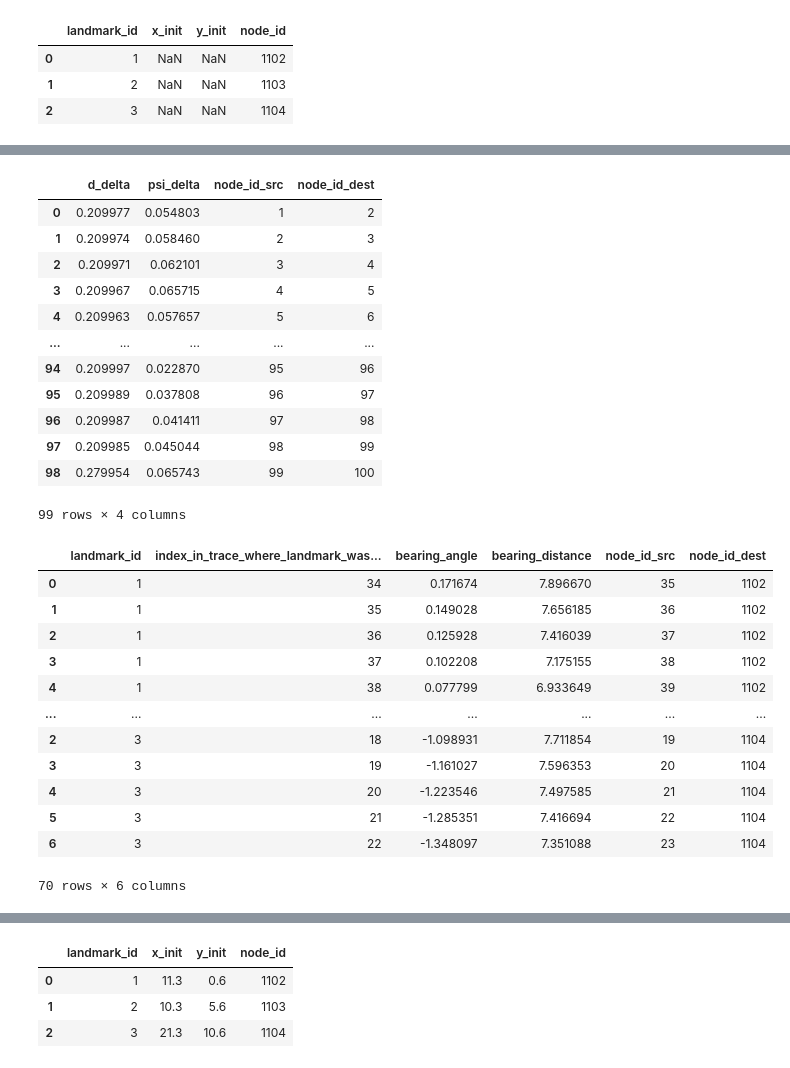
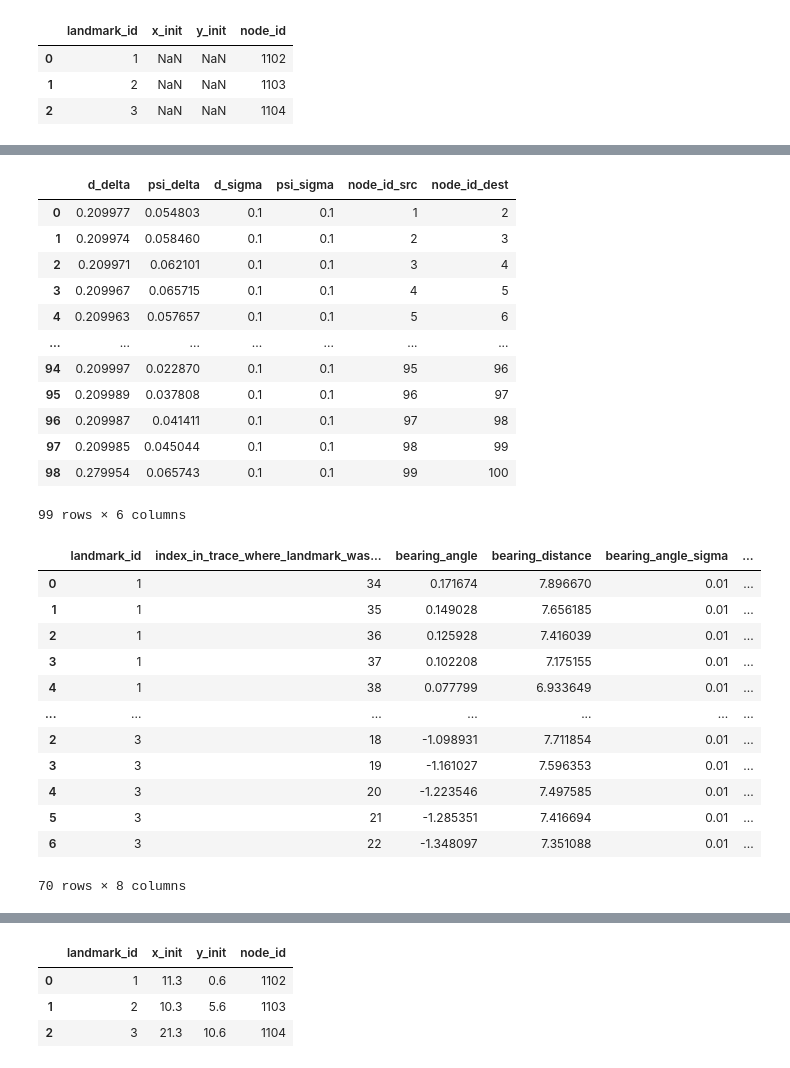
Before and after one commit to christianausb/vehicleControl, a Jupyter notebook: landmark_tracking.ipynb, the cells around one changed output, grey strips where cells are left out. Cells and saved outputs as stored; diff of their text form; code cells hidden in the pictures.

Commit message:
refactor landmark_tracking - IV

```diff
--- a/landmark_tracking.ipynb
+++ b/landmark_tracking.ipynb
@@ -44,5 +44,4 @@ landmarks_ground_truth
 
 Herein, the vehicle odometry and GPS are modelled and simulated yielding a trace of bearing measurements and GPS positions/headings.
 # %%
-trace = {}
-pdf_odometry_measurements, pdf_gps_measurements = simulate_odometry_and_GPS(raw_trace, trace, number_of_samples=100)
+pdf_odometry_measurements, pdf_gps_measurements, pdf_vehicle_trace_gt = simulate_odometry_and_GPS(raw_trace, number_of_samples=100)
@@ -84,7 +99,7 @@ for i, row in enumerate(landmarks_ground_truth.itertuples()):
     landmark_xy_gt = [ row.x, row.y ]
 
     n_observations_per_landmark, I_low_distance_and_visible, bearing_angle, bearing_distance = sense_landmark_on_given_trace(
-        trace['x_y_psi'],
+        pdf_vehicle_trace_gt,
         landmark_xy_gt
     )
 
@@ -93,6 +108,9 @@ for i, row in enumerate(landmarks_ground_truth.itertuples()):
     pdf_landmark_bearing["index_in_trace_where_landmark_was_seen"]     = I_low_distance_and_visible
     pdf_landmark_bearing["bearing_angle"]                              = bearing_angle
     pdf_landmark_bearing["bearing_distance"]                           = bearing_distance
+
+    pdf_landmark_bearing["bearing_angle_sigma"]                        = 0.01
+    pdf_landmark_bearing["bearing_distance_sigma"]                     = 0.4
 
     landmarks_observations_by_id[ landmark_id ] = {
         'I_low_distance_and_visible' : I_low_distance_and_visible,  # the indices of the samples in the trace at which the landmark was seen.
@@ -104,6 +122,3 @@ for i, row in enumerate(landmarks_ground_truth.itertuples()):
         pdf_landmarks_bearing = pdf_landmark_bearing
     else:
         pdf_landmarks_bearing = pd.concat( ( pdf_landmarks_bearing, pdf_landmark_bearing ), axis=0  )
-
-
-trace['bearing_noise'] =       [ 0.01, 0.4 ]
@@ -138,10 +137,18 @@ plot_overview(trace, pdf_gps_measurements, landmarks_observations_by_id, pdf_lan
 ## Set-up the factor graph
 # %%
 # number of vehicle-pose nodes
-n_X_nodes = len( trace['x_y_psi'] )
+n_X_nodes = pdf_vehicle_trace_gt.shape[0]
 n_X_nodes
 # %% [output]
 100
+# %%
+def generate_node_id_from_landmark_id(landmark_ids : np.ndarray, n_X_nodes : int) -> np.ndarray:
+    # Add ofs for landmark ids
+    # Technically this is not needed, however, the ids for landmarks become clearly visible in the prints of the tables.
+    LANDMARK_ID_OFS = 1000
+
+    node_id = np.array(landmark_ids, dtype=np.int64)  + 1 + n_X_nodes  + LANDMARK_ID_OFS
+    return node_id
 # %%
 # find all landmarks
 # This might be replaced by an clustering algortithm
@@ -175,35 +183,35 @@ pdf_odometry_measurements["node_id_src"]  = pdf_odometry_measurements.index + 1
 pdf_odometry_measurements["node_id_dest"] = pdf_odometry_measurements.index + 2
 pdf_odometry_measurements
 # %% [output]
-|  | d_delta | psi_delta | node_id_src | node_id_dest |
-| 0 | 0.209977 | 0.054803 | 1 | 2 |
-| 1 | 0.209974 | 0.058460 | 2 | 3 |
-| 2 | 0.209971 | 0.062101 | 3 | 4 |
-| 3 | 0.209967 | 0.065715 | 4 | 5 |
-| 4 | 0.209963 | 0.057657 | 5 | 6 |
-| ... | ... | ... | ... | ... |
-| 94 | 0.209997 | 0.022870 | 95 | 96 |
-| 95 | 0.209989 | 0.037808 | 96 | 97 |
-| 96 | 0.209987 | 0.041411 | 97 | 98 |
-| 97 | 0.209985 | 0.045044 | 98 | 99 |
-| 98 | 0.279954 | 0.065743 | 99 | 100 |
+|  | d_delta | psi_delta | d_sigma | psi_sigma | node_id_src | node_id_dest |
+| 0 | 0.209977 | 0.054803 | 0.1 | 0.1 | 1 | 2 |
+| 1 | 0.209974 | 0.058460 | 0.1 | 0.1 | 2 | 3 |
+| 2 | 0.209971 | 0.062101 | 0.1 | 0.1 | 3 | 4 |
+| 3 | 0.209967 | 0.065715 | 0.1 | 0.1 | 4 | 5 |
+| 4 | 0.209963 | 0.057657 | 0.1 | 0.1 | 5 | 6 |
+| ... | ... | ... | ... | ... | ... | ... |
+| 94 | 0.209997 | 0.022870 | 0.1 | 0.1 | 95 | 96 |
+| 95 | 0.209989 | 0.037808 | 0.1 | 0.1 | 96 | 97 |
+| 96 | 0.209987 | 0.041411 | 0.1 | 0.1 | 97 | 98 |
+| 97 | 0.209985 | 0.045044 | 0.1 | 0.1 | 98 | 99 |
+| 98 | 0.279954 | 0.065743 | 0.1 | 0.1 | 99 | 100 |
-99 rows × 4 columns
+99 rows × 6 columns
 # %%
 pdf_landmarks_bearing["node_id_src"] = pdf_landmarks_bearing.index_in_trace_where_landmark_was_seen + 1
-pdf_landmarks_bearing["node_id_dest"] = pdf_landmarks_bearing.landmark_id + 1 + n_X_nodes  + 1000 # add ofs for landmark ids
 
+pdf_landmarks_bearing["node_id_dest"] = generate_node_id_from_landmark_id(pdf_landmarks_bearing.landmark_id, n_X_nodes) # pdf_landmarks_bearing.landmark_id + 1 + n_X_nodes  + LANDMARK_ID_OFS
 pdf_landmarks_bearing
 # %% [output]
-|  | landmark_id | index_in_trace_where_landmark_was... | bearing_angle | bearing_distance | node_id_src | node_id_dest |
-| 0 | 1 | 34 | 0.171674 | 7.896670 | 35 | 1102 |
-| 1 | 1 | 35 | 0.149028 | 7.656185 | 36 | 1102 |
-| 2 | 1 | 36 | 0.125928 | 7.416039 | 37 | 1102 |
-| 3 | 1 | 37 | 0.102208 | 7.175155 | 38 | 1102 |
-| 4 | 1 | 38 | 0.077799 | 6.933649 | 39 | 1102 |
+|  | landmark_id | index_in_trace_where_landmark_was... | bearing_angle | bearing_distance | bearing_angle_sigma | ... |
+| 0 | 1 | 34 | 0.171674 | 7.896670 | 0.01 | ... |
+| 1 | 1 | 35 | 0.149028 | 7.656185 | 0.01 | ... |
+| 2 | 1 | 36 | 0.125928 | 7.416039 | 0.01 | ... |
+| 3 | 1 | 37 | 0.102208 | 7.175155 | 0.01 | ... |
+| 4 | 1 | 38 | 0.077799 | 6.933649 | 0.01 | ... |
 | ... | ... | ... | ... | ... | ... | ... |
-| 2 | 3 | 18 | -1.098931 | 7.711854 | 19 | 1104 |
-| 3 | 3 | 19 | -1.161027 | 7.596353 | 20 | 1104 |
-| 4 | 3 | 20 | -1.223546 | 7.497585 | 21 | 1104 |
-| 5 | 3 | 21 | -1.285351 | 7.416694 | 22 | 1104 |
-| 6 | 3 | 22 | -1.348097 | 7.351088 | 23 | 1104 |
+| 2 | 3 | 18 | -1.098931 | 7.711854 | 0.01 | ... |
+| 3 | 3 | 19 | -1.161027 | 7.596353 | 0.01 | ... |
+| 4 | 3 | 20 | -1.223546 | 7.497585 | 0.01 | ... |
+| 5 | 3 | 21 | -1.285351 | 7.416694 | 0.01 | ... |
+| 6 | 3 | 22 | -1.348097 | 7.351088 | 0.01 | ... |
-70 rows × 6 columns
+70 rows × 8 columns
```
Also changed, not shown: parts of 11 cells of this notebook, 1 other file.
